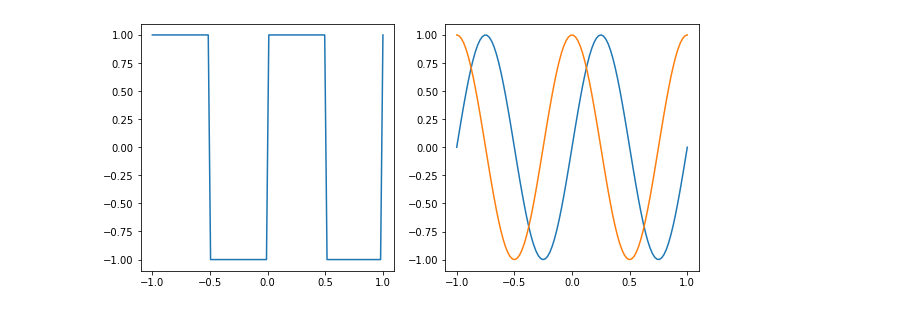
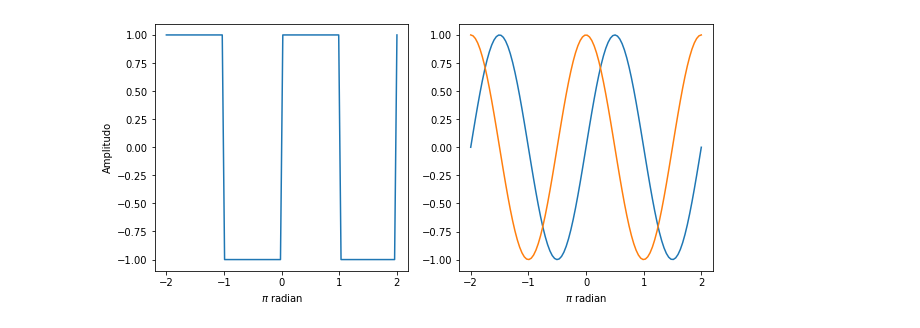
Before and after one commit to miqbals17/Fourier, a Jupyter notebook: Fourier_Series.ipynb, the cells around one changed output. Saved outputs shown, nothing was run; the diff lists cells and outputs as text; code cells hidden in the pictures.

```diff
--- a/Fourier_Series.ipynb
+++ b/Fourier_Series.ipynb
@@ -14,15 +29,19 @@ Deret fourier merupakan sebuah pendekatan suatu fungsi persamaan dengan mengguna
 Sebagai Contoh Pendekatan Grafik Square Wave dengan menggunakan Deret Fourier:
 # %%
 #@title Pendekatan Grafik Square Wave dengan Deret Fourier
-t = np.linspace(-1, 1, 100, endpoint=True)
+t = np.linspace(-2, 2, 100, endpoint=True)
 
 plt.figure(figsize=[10,10])
 plt.subplot(2,2,1)
-plt.plot(t, signal.square(2*np.pi*t))
+plt.plot(t, signal.square(2*np.pi*0.5*t))
+plt.xlabel("$\pi$ radian")
+plt.ylabel("Amplitudo")
 
 plt.subplot(2,2,2)
-plt.plot(t, np.sin(2*np.pi*t))
-plt.plot(t, np.cos(2*np.pi*t))
+plt.plot(t, np.sin(2*np.pi*0.5*t))
+plt.plot(t, np.cos(2*np.pi*0.5*t))
+plt.xlabel("$\pi$ radian")
+
 plt.show()
 # %% [output]
-[figure, old version]
+[figure, new version]
```
Also changed, not shown: parts of 14 cells of this notebook.
